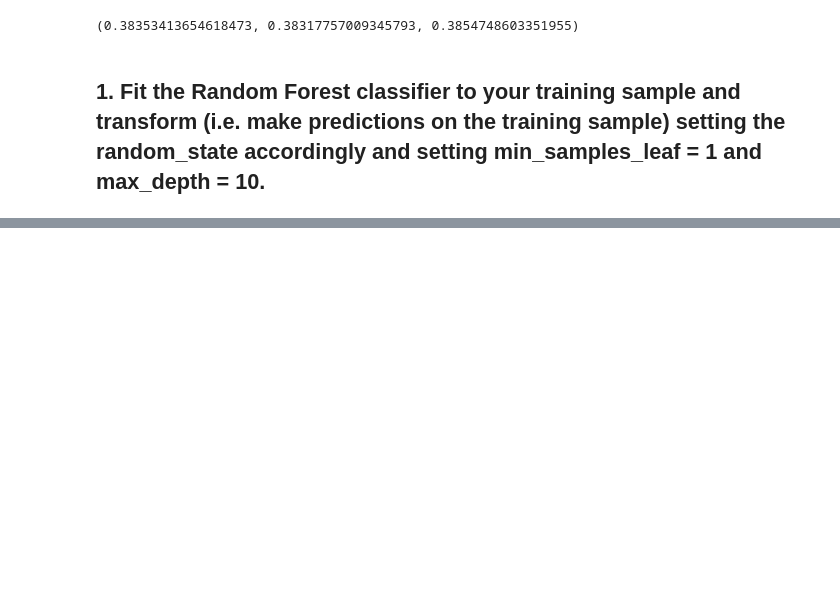
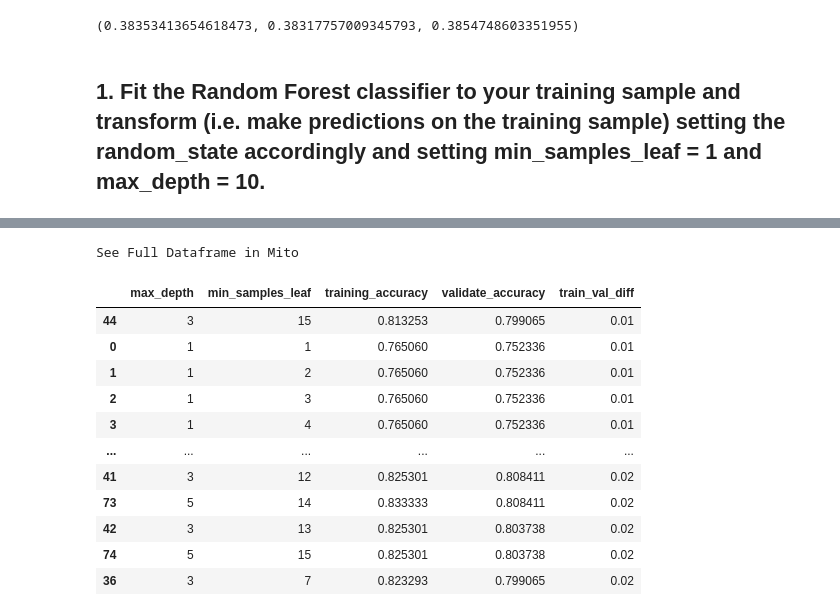
Before and after one commit to fred-lindsey/classification_exercises, a Jupyter notebook: model.ipynb, the cells around one changed output, grey strips where cells are left out. Saved outputs shown, nothing was run; the diff lists cells and outputs as text; code cells hidden in the pictures; blank space fills up the shorter version.

```diff
--- a/model.ipynb
+++ b/model.ipynb
@@ -1345,0 +1386,17 @@ Validate Set Accuracy: 0.8084112149532711
+# %%
+#prioritizing low difference between train and validate
+df.sort_values(['train_val_diff','validate_accuracy'], ascending=[True, False]).head(20)
+# %% [output]
+See Full Dataframe in Mito
+|  | max_depth | min_samples_leaf | training_accuracy | validate_accuracy | train_val_diff |
+| 44 | 3 | 15 | 0.813253 | 0.799065 | 0.01 |
+| 0 | 1 | 1 | 0.765060 | 0.752336 | 0.01 |
+| 1 | 1 | 2 | 0.765060 | 0.752336 | 0.01 |
+| 2 | 1 | 3 | 0.765060 | 0.752336 | 0.01 |
+| 3 | 1 | 4 | 0.765060 | 0.752336 | 0.01 |
+| ... | ... | ... | ... | ... | ... |
+| 41 | 3 | 12 | 0.825301 | 0.808411 | 0.02 |
+| 73 | 5 | 14 | 0.833333 | 0.808411 | 0.02 |
+| 42 | 3 | 13 | 0.825301 | 0.803738 | 0.02 |
+| 74 | 5 | 15 | 0.825301 | 0.803738 | 0.02 |
+| 36 | 3 | 7 | 0.823293 | 0.799065 | 0.02 |
```
Also changed, not shown: parts of 29 cells of this notebook, 1 other file.
